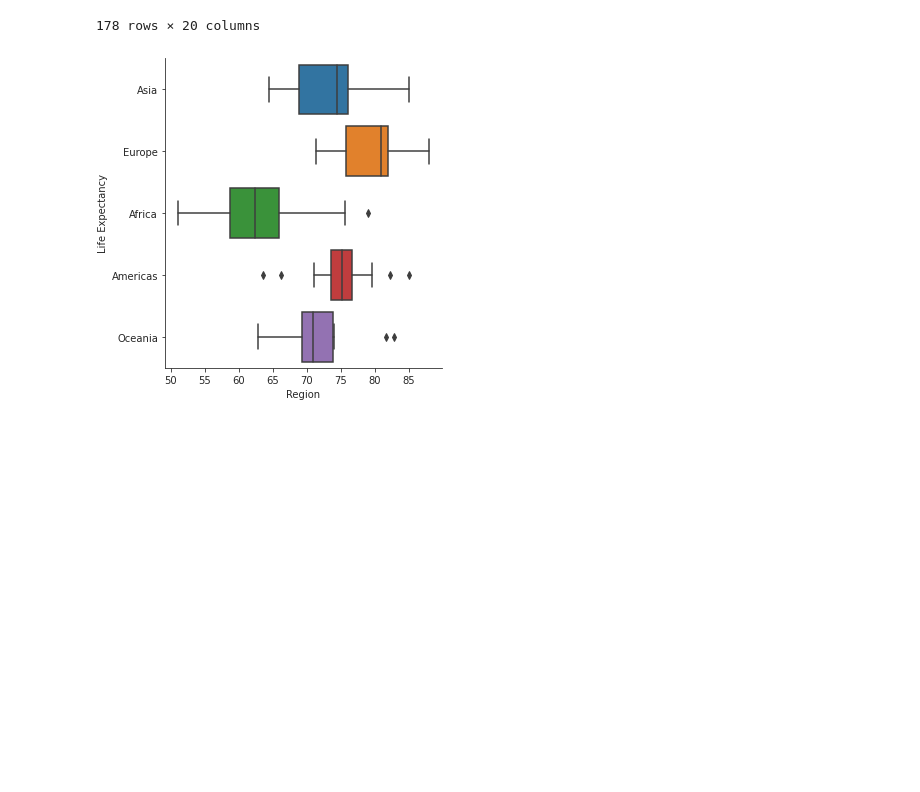
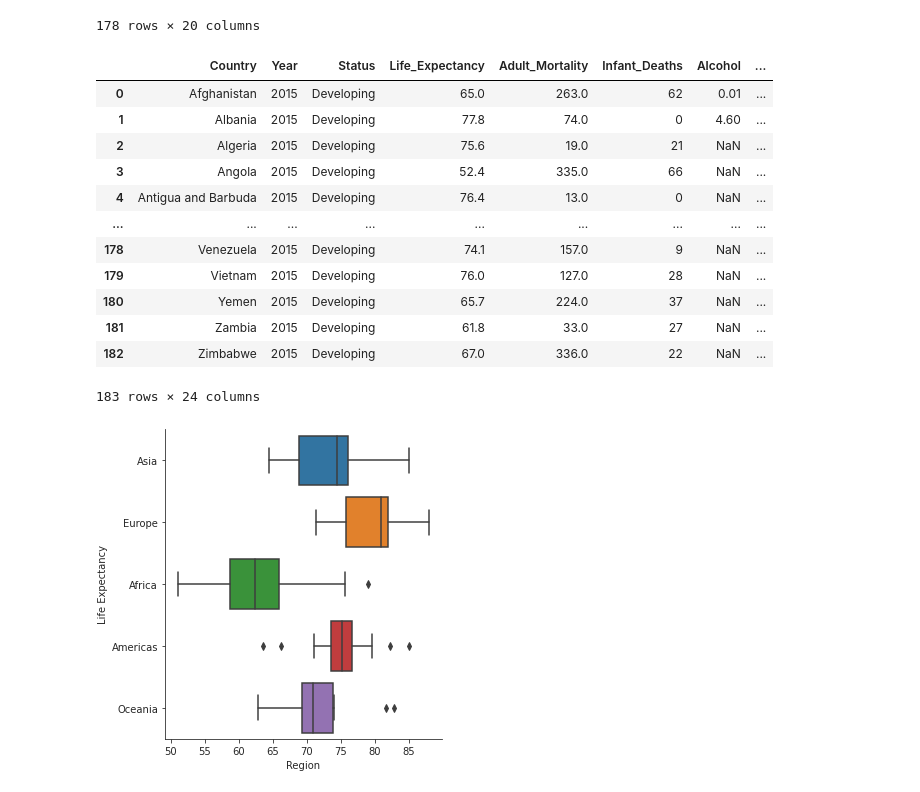
Before and after one commit to nithiyasuresh/LifeExpectancy_Project, a Jupyter notebook: data/life_expect_workingCopy.ipynb, the cells around one changed output. Cells and saved outputs as stored; diff of their text form; code cells hidden in the pictures; blank space fills up the shorter version.

```diff
--- a/data/life_expect_workingCopy.ipynb
+++ b/data/life_expect_workingCopy.ipynb
@@ -305,3 +344,20 @@ life_exp_2015_df.to_csv(path_or_buf= '../data/Life_2015.csv', sep=',', encoding=
+# %%
+results = engine.execute("SELECT * FROM Life_2015")
+pd.DataFrame(results).rename(columns = {0:'Country',1:'Year',2:'Status',3:'Life_Expectancy',4:'Adult_Mortality',5:'Infant_Deaths',6:'Alcohol',7:'Percentage_Expenditure',8:'Hepatitis_B',9:'Measles',10:'BMI',11:'underfive_deaths',12:'Polio',13:'Total_expenditure',14:'Diphtheria',15:'Hiv_AIDS',16:'GDP',17:'Population',18:'thinness_1To19years',19:'thinness_5To9years',20:'Income_composition_of_resources',21:'Schooling',22:'region',23:'sub_region'})
+# %% [output]
+|  | Country | Year | Status | Life_Expectancy | Adult_Mortality | Infant_Deaths | Alcohol | ... |
+| 0 | Afghanistan | 2015 | Developing | 65.0 | 263.0 | 62 | 0.01 | ... |
+| 1 | Albania | 2015 | Developing | 77.8 | 74.0 | 0 | 4.60 | ... |
+| 2 | Algeria | 2015 | Developing | 75.6 | 19.0 | 21 | NaN | ... |
+| 3 | Angola | 2015 | Developing | 52.4 | 335.0 | 66 | NaN | ... |
+| 4 | Antigua and Barbuda | 2015 | Developing | 76.4 | 13.0 | 0 | NaN | ... |
+| ... | ... | ... | ... | ... | ... | ... | ... | ... |
+| 178 | Venezuela | 2015 | Developing | 74.1 | 157.0 | 9 | NaN | ... |
+| 179 | Vietnam | 2015 | Developing | 76.0 | 127.0 | 28 | NaN | ... |
+| 180 | Yemen | 2015 | Developing | 65.7 | 224.0 | 37 | NaN | ... |
+| 181 | Zambia | 2015 | Developing | 61.8 | 33.0 | 27 | NaN | ... |
+| 182 | Zimbabwe | 2015 | Developing | 67.0 | 336.0 | 22 | NaN | ... |
+183 rows × 24 columns
 # %%
 # Box plot using seaborn
 with sns.axes_style(style='ticks'):
```
Also changed, not shown: parts of 3 cells of this notebook, 4 other files.
